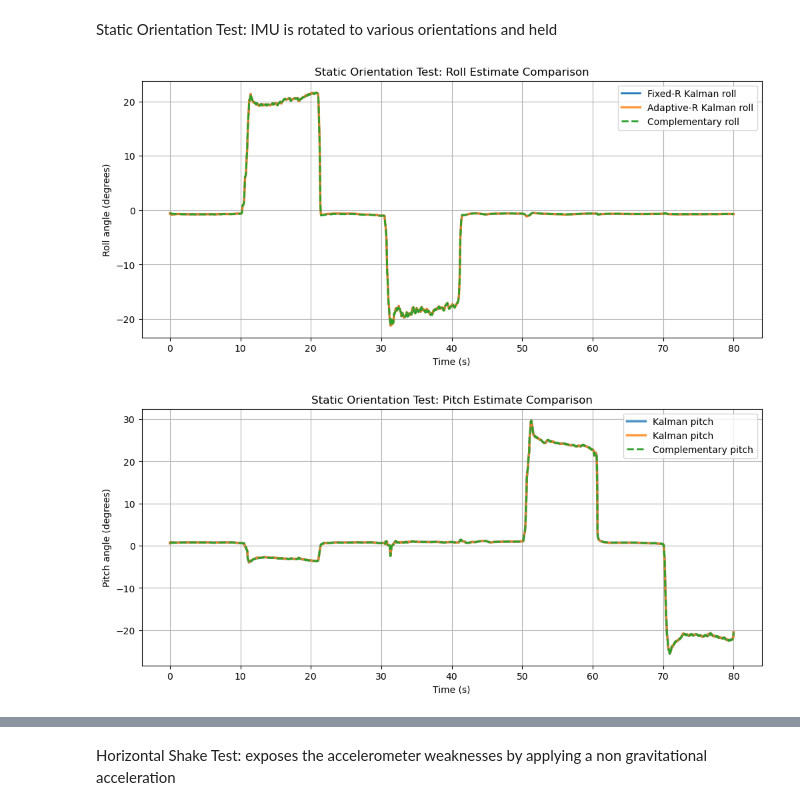
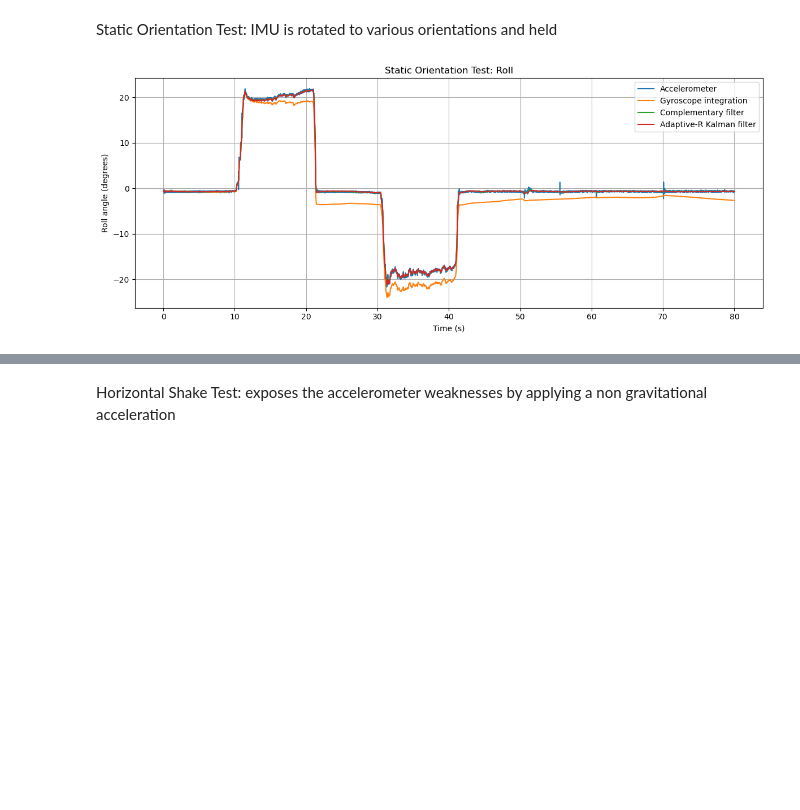
Before and after one commit to tej-parekh/stm32-imu-motion-tracker, a Jupyter notebook: Python Analysis/orientation_analysis.ipynb, the cells around one changed output, grey strips where cells are left out. Drawn from its saved outputs; the diff is of its cells as text; code cells hidden in the pictures; blank space fills up the shorter version.

Commit message:
adaptive gain tuning and organization

```diff
--- a/Python Analysis/orientation_analysis.ipynb
+++ b/Python Analysis/orientation_analysis.ipynb
@@ -141,7 +146,12 @@ def run_angle_kalman_filter(
         kalman_gain_history
     )
 # %%
-def process_imu_data(filepath, alpha=0.98, max_rows=None):
+def process_imu_data(
+    filepath,
+    alpha=0.95,
+    max_rows=None,
+    accel_rejection_gain=ACCEL_REJECTION_GAIN
+):
     """
     Load IMU data and calculate accelerometer-only, gyro-only,
     and complementary-filter roll and pitch estimates.
@@ -246,7 +256,7 @@ def process_imu_data(filepath, alpha=0.98, max_rows=None):
         gyro_rate_dps=df["gx_dps"],
         dt_s=df["dt_s"],
         accel_magnitude_g=df["accel_mag_g"],
-        accel_rejection_gain=10000.0
+        accel_rejection_gain=accel_rejection_gain
     )
 
     # Kalman-filter pitch
@@ -273,7 +283,7 @@ def process_imu_data(filepath, alpha=0.98, max_rows=None):
         gyro_rate_dps=df["gy_dps"],
         dt_s=df["dt_s"],
         accel_magnitude_g=df["accel_mag_g"],
-        accel_rejection_gain=10000.0
+        accel_rejection_gain=accel_rejection_gain
     )
 
     df["pitch_kf_fixed_deg"] = pitch_kf_fixed
@@ -416,26 +336,54 @@ def plot_kalman_bias_estimates(df, experiment_name, skip_seconds=0.0):
 # %%
 static_df = process_imu_data(
     "Roll Pitch/Roll Pitch Data.csv",
-    alpha=0.98,
+    alpha=0.95,
     max_rows=8001
 )
 
 shake_df = process_imu_data(
     "Roll Pitch/Shake Data.csv",
-    alpha=0.98
+    alpha=0.95
 )
 
 hold_df = process_imu_data(
     "Roll Pitch/Long Hold.csv",
-    alpha=0.98
+    alpha=0.95
 )
 # %% [markdown]
 Static Orientation Test: IMU is rotated to various orientations and held
-# %%
-plot_estimate_comparison(
-    static_df,
-    "Static Orientation Test"
-)
-# %% [output]
-[figure, removed]
-[figure, removed]
+# %%
+plt.figure(figsize=(12, 5))
+
+plt.plot(
+    static_df["time_s"],
+    static_df["roll_acc_deg"],
+    label="Accelerometer"
+)
+
+plt.plot(
+    static_df["time_s"],
+    static_df["roll_gyro_deg"],
+    label="Gyroscope integration"
+)
+
+plt.plot(
+    static_df["time_s"],
+    static_df["roll_comp_deg"],
+    label="Complementary filter"
+)
+
+plt.plot(
+    static_df["time_s"],
+    static_df["roll_kf_adaptive_deg"],
+    label="Adaptive-R Kalman filter"
+)
+
+plt.xlabel("Time (s)")
+plt.ylabel("Roll angle (degrees)")
+plt.title("Static Orientation Test: Roll")
+plt.legend()
+plt.grid()
+plt.tight_layout()
+plt.show()
+# %% [output]
+[figure, added]
```
Also changed, not shown: parts of 22 cells of this notebook.
